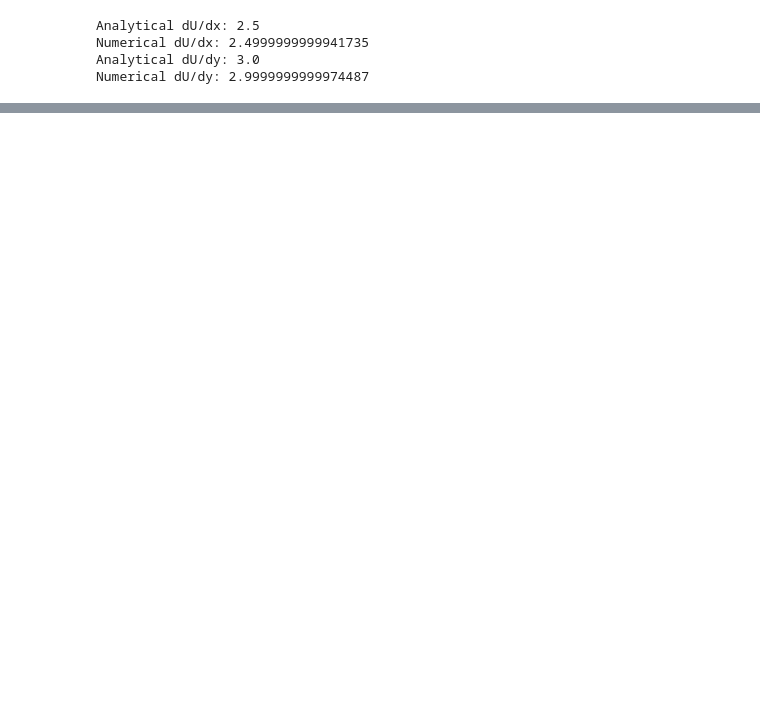
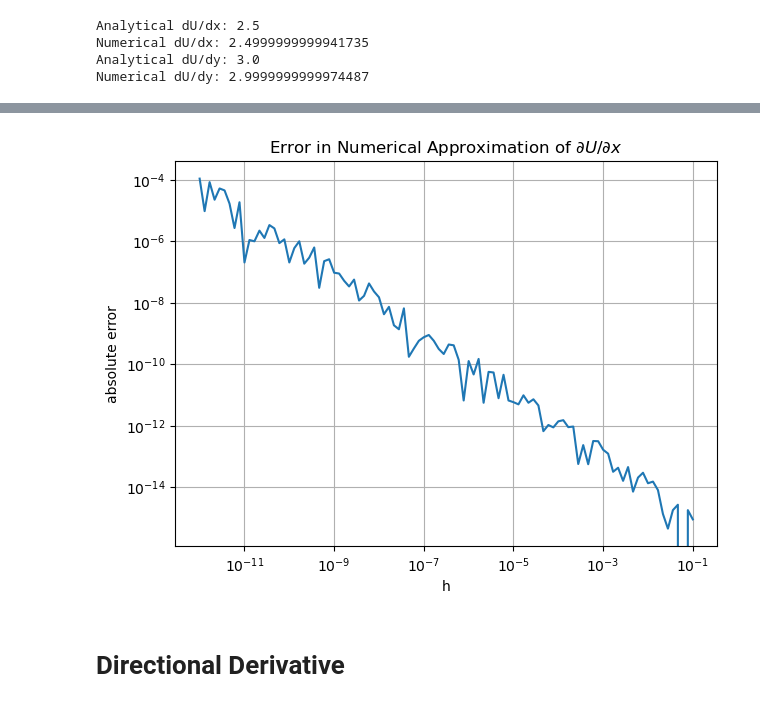
Before and after one commit to h-Escamilla/Computational-Methods-For-Mathematical-Physics-1-at-UTSA, a Jupyter notebook: Partial_Differentiation.ipynb, the cells around one changed output, grey strips where cells are left out. Cells and saved outputs as stored; diff of their text form; code cells hidden in the pictures; blank space fills up the shorter version.

```diff
--- a/Partial_Differentiation.ipynb
+++ b/Partial_Differentiation.ipynb
@@ -175,0 +215,29 @@ Numerical dU/dy: 2.9999999999974487
+# %%
+x0 = 1.0
+y0 = 0.5
+
+h_values = np.logspace(-12, -1, 100)  #evenspaced array on a logrithm scale
+
+exact = dU_dx(x0, y0)
+
+errors = []
+
+for h in h_values:
+    approx = numerical_dU_dx(x0, y0, h)
+    error = abs(approx - exact)
+    errors.append(error)
+
+plt.figure(figsize=(7, 5))
+
+plt.loglog(h_values, errors)
+
+plt.xlabel("h")
+plt.ylabel("absolute error")
+plt.title(r"Error in Numerical Approximation of $\partial U/\partial x$")
+plt.grid(True)
+
+plt.show()
+# %% [output]
+[figure, added]
+# %% [markdown]
+# Directional Derivative
```
Also changed, not shown: parts of 16 cells of this notebook.
